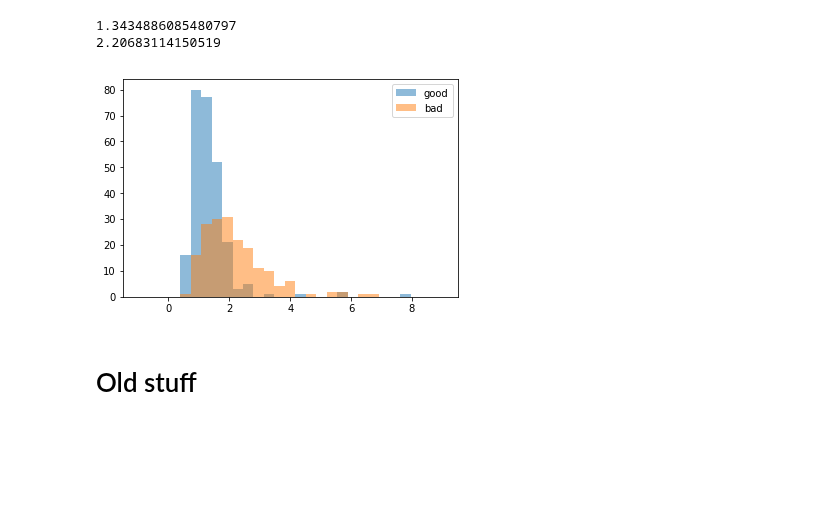
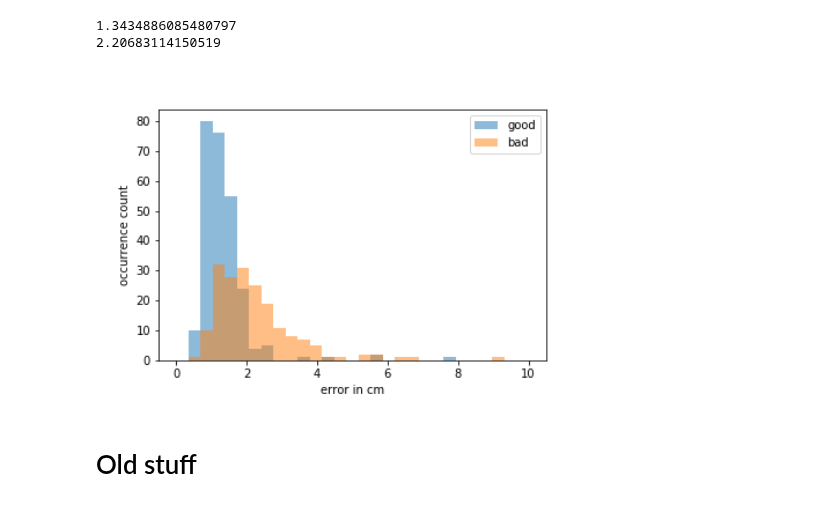
Before and after one commit to Welthungerhilfe/cgm-ml, a Jupyter notebook: src/common/evaluation/Evaluate_models.ipynb, the cells around one changed output. Cells and saved outputs as stored; diff of their text form; code cells hidden in the pictures; blank space fills up the shorter version.

Commit message:
Draw image in function

```diff
--- a/src/common/evaluation/Evaluate_models.ipynb
+++ b/src/common/evaluation/Evaluate_models.ipynb
@@ -208,22 +205,18 @@ print(df_bad.uncertainties.mean())
 # %% [output]
 1.3434886085480797
 2.20683114150519
-# %%
-import random
-import numpy
-from matplotlib import pyplot
-
-good = list(df_good.uncertainties)
-bad = list(df_bad.uncertainties)
-
-bins = numpy.linspace(-1, 9, 30)
-
-pyplot.hist(good, bins, alpha=0.5, label='good')
-pyplot.hist(bad, bins, alpha=0.5, label='bad')
-pyplot.legend(loc='upper right')
-pyplot.show()
-# %% [output]
-[figure, removed]
+# %%
+SAVE_PATH='./outputs/height'
+OUTPUT_CSV_PATH = REPO_DIR / 'data' / SAVE_PATH
+os.makedirs(OUTPUT_CSV_PATH, exist_ok=True)
+image_path = f"{str(OUTPUT_CSV_PATH)}/uncertainty_distribution_{RUN_ID}.png"
+draw_uncertainty_goodbad_plot(df, image_path)
+# %%
+from IPython.display import Image
+from IPython.core.display import HTML
+Image(filename=image_path, width=500, height=500)
+# %% [output]
+[figure, added]
 # %% [markdown]
 # Old stuff
 # %%
```
Also changed, not shown: parts of 2 cells of this notebook, 1 other file.
